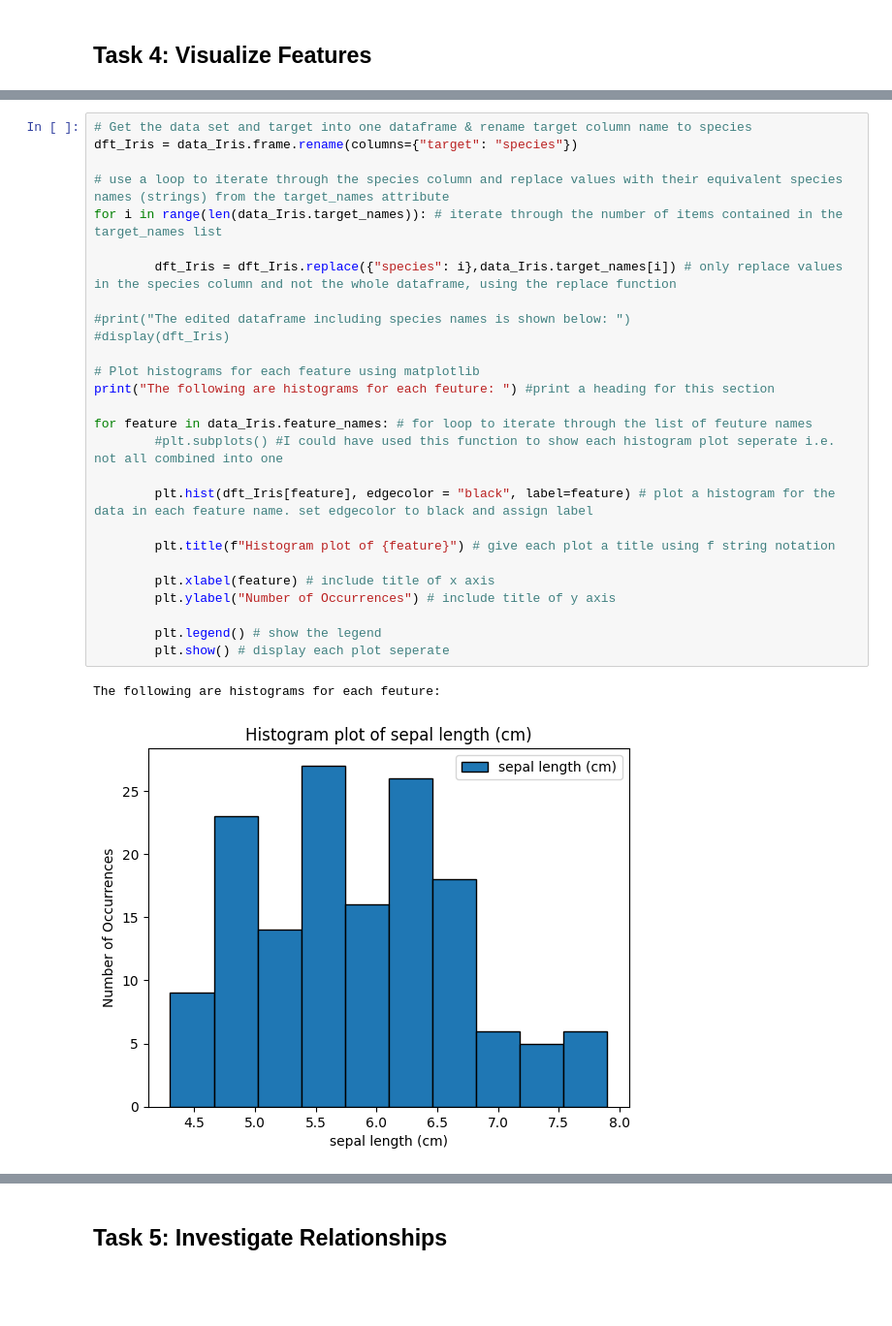
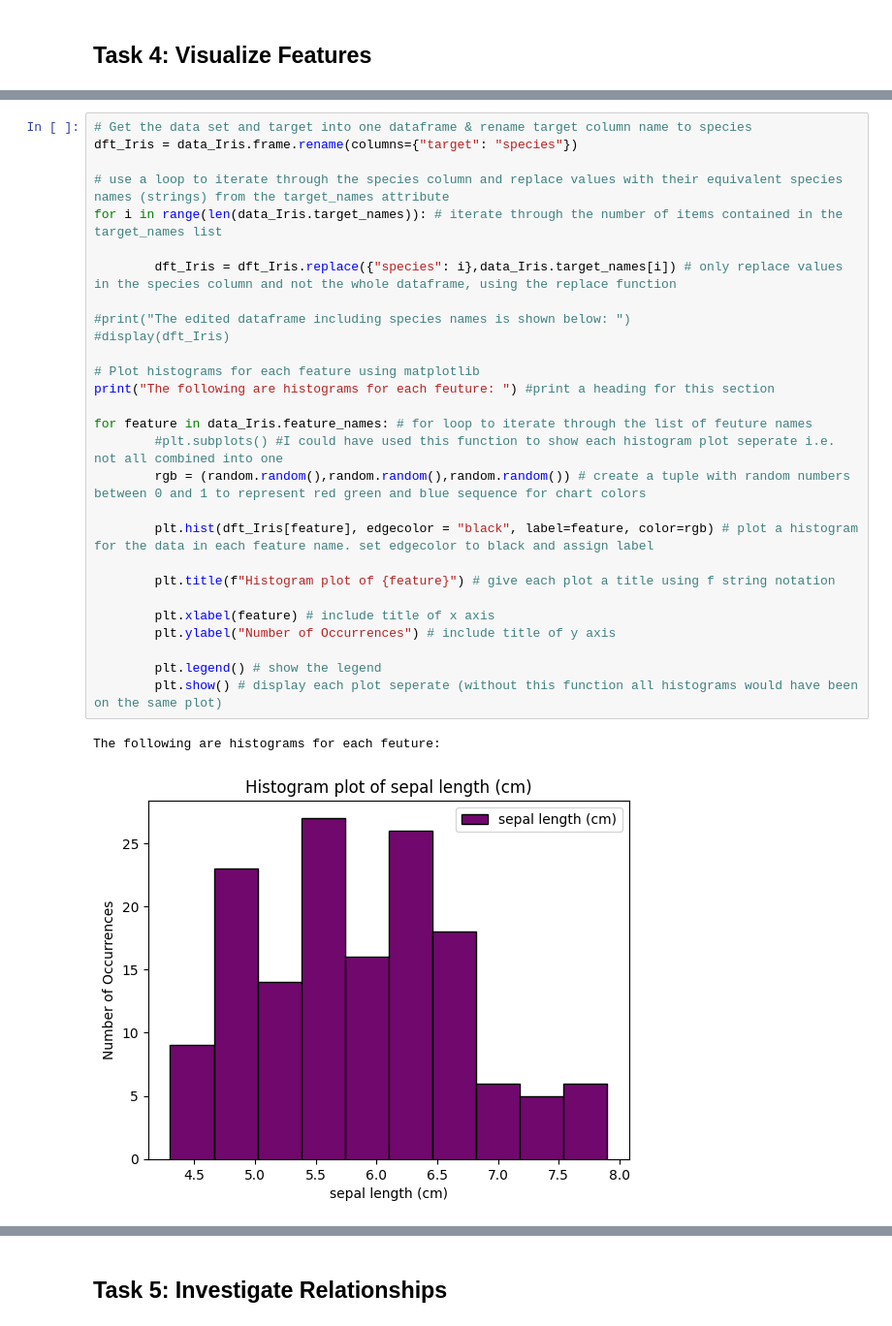
Before and after one commit to Hugo-van-Zyl/principles_of_data_analytics, a Jupyter notebook: tasks.ipynb, the cells around one changed output, grey strips where cells are left out. Shown at 97% size. Drawn from its saved outputs; the diff is of its cells as text; blank space fills up the shorter version.

```diff
--- a/tasks.ipynb
+++ b/tasks.ipynb
@@ -256,30 +269,31 @@ Add appropriate titles and axis labels.
 # %%
 # Get the data set and target into one dataframe & rename target column name to species
 dft_Iris = data_Iris.frame.rename(columns={"target": "species"})
 
 # use a loop to iterate through the species column and replace values with their equivalent species names (strings) from the target_names attribute
 for i in range(len(data_Iris.target_names)): # iterate through the number of items contained in the target_names list
 
         dft_Iris = dft_Iris.replace({"species": i},data_Iris.target_names[i]) # only replace values in the species column and not the whole dataframe, using the replace function
 
 #print("The edited dataframe including species names is shown below: ")
 #display(dft_Iris)
 
 # Plot histograms for each feature using matplotlib
 print("The following are histograms for each feuture: ") #print a heading for this section
 
 for feature in data_Iris.feature_names: # for loop to iterate through the list of feuture names
         #plt.subplots() #I could have used this function to show each histogram plot seperate i.e. not all combined into one
+        rgb = (random.random(),random.random(),random.random()) # create a tuple with random numbers between 0 and 1 to represent red green and blue sequence for chart colors
 
-        plt.hist(dft_Iris[feature], edgecolor = "black", label=feature) # plot a histogram for the data in each feature name. set edgecolor to black and assign label
+        plt.hist(dft_Iris[feature], edgecolor = "black", label=feature, color=rgb) # plot a histogram for the data in each feature name. set edgecolor to black and assign label
 
         plt.title(f"Histogram plot of {feature}") # give each plot a title using f string notation
 
         plt.xlabel(feature) # include title of x axis
         plt.ylabel("Number of Occurrences") # include title of y axis
 
         plt.legend() # show the legend
-        plt.show() # display each plot seperate
+        plt.show() # display each plot seperate (without this function all histograms would have been on the same plot)
 # %% [output]
 The following are histograms for each feuture:
-[figure, old version]
+[figure, new version]
```
Also changed, not shown: parts of 5 cells of this notebook.
